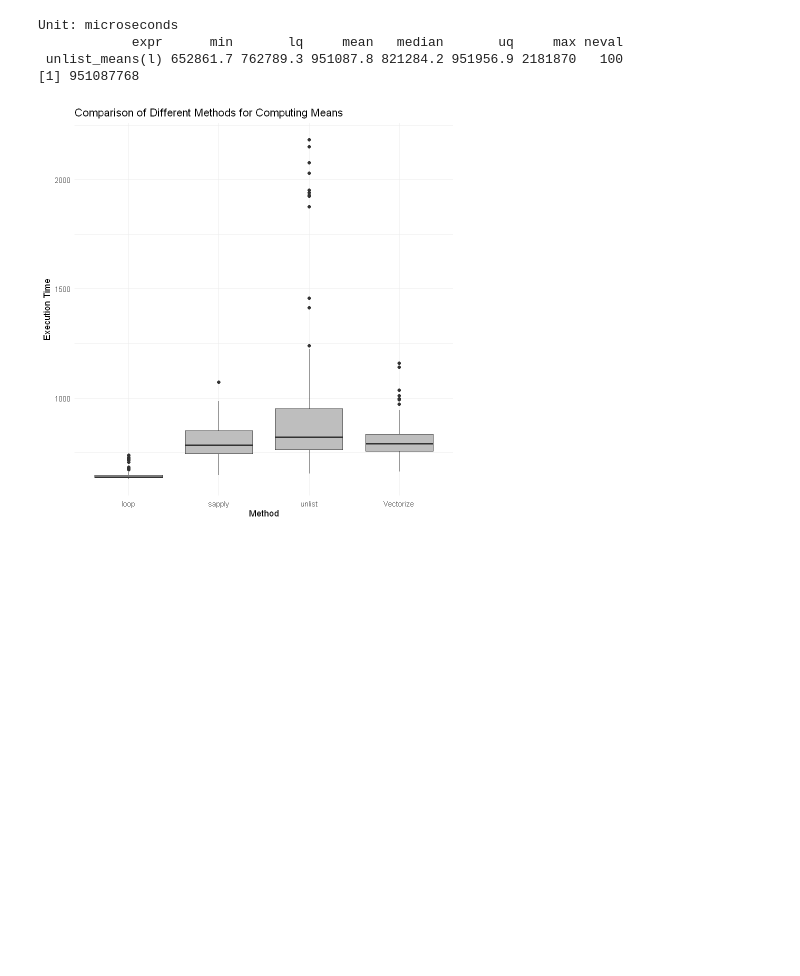
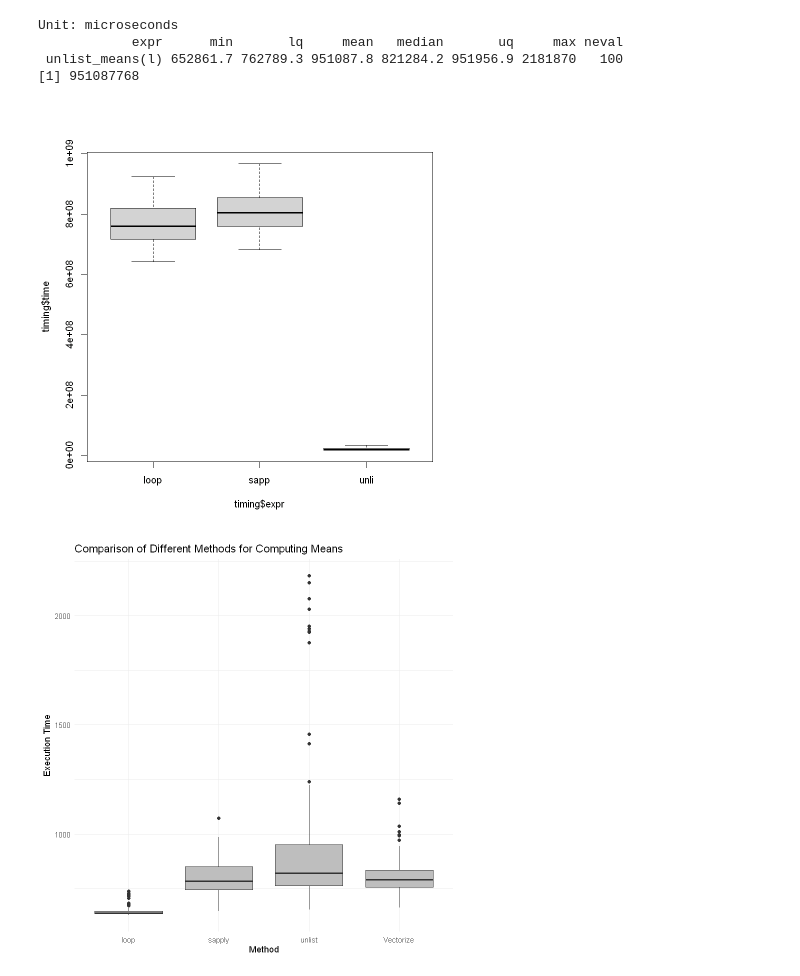
Before and after one commit to jkoubele/coding-week-2025, a Jupyter notebook: efficient_coding_in_r/efficient_coding.ipynb, the cells around one changed output. Cells and saved outputs as stored; diff of their text form; code cells hidden in the pictures; blank space fills up the shorter version.

```diff
--- a/efficient_coding_in_r/efficient_coding.ipynb
+++ b/efficient_coding_in_r/efficient_coding.ipynb
@@ -245,6 +222,14 @@ Unit: microseconds
           expr      min       lq     mean   median       uq      max neval
  loop_means(l) 629763.4 634631.9 646989.2 638464.2 647756.1 738257.2   100
 [1] 646989248
+# %%
+loop_means <- function(l) {
+  result <- numeric(length(l))
+  for (i in 1:length(l)) {
+    result[i] <- mean(l[[i]])
+  }
+  return(result)
+}
 # %% [markdown]
 **sapply**: vectorized function that applies the mean function to each element of the list automatically. It's more concise and typically faster than the loop approach. It applies a function to a list or vector and simplifies the result to a vector or matrix.
 # %%
@@ -262,6 +247,10 @@ Unit: microseconds
             expr      min       lq     mean   median       uq     max neval
  sapply_means(l) 647827.7 744792.9 798297.8 785527.8 850646.3 1072669   100
 [1] 798297836
+# %%
+sapply_means <- function(l) {
+  sapply(l, mean)
+}
 # %% [markdown]
 **Vectorize**: creates a function wrapper that vectorizes the action of its argument FUN. It operates element-wise on a list.
 # %%
@@ -295,6 +284,20 @@ Unit: microseconds
             expr      min       lq     mean   median       uq     max neval
  unlist_means(l) 652861.7 762789.3 951087.8 821284.2 951956.9 2181870   100
 [1] 951087768
+# %%
+unlist_means <- function(l) {
+  colMeans(matrix(unlist(l), ncol = length(l)))
+}
+# %%
+timing = microbenchmark(
+  loop = loop_means(l),
+  sapp = sapply_means(l),
+  unli = unlist_means(l)
+)
+# %%
+boxplot(timing$time ~ timing$expr, outline = F)
+# %% [output]
+[figure, added]
 # %%
 times <- rbind(
   data.frame(Method = "loop", Time = loop_time$time),
```
Also changed, not shown: parts of 12 cells of this notebook.
